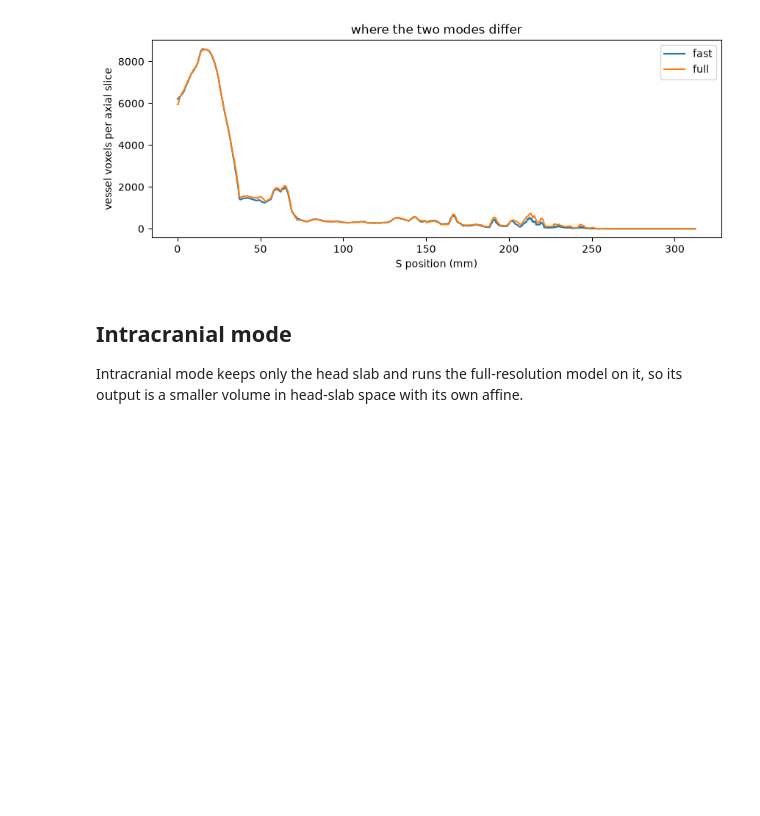
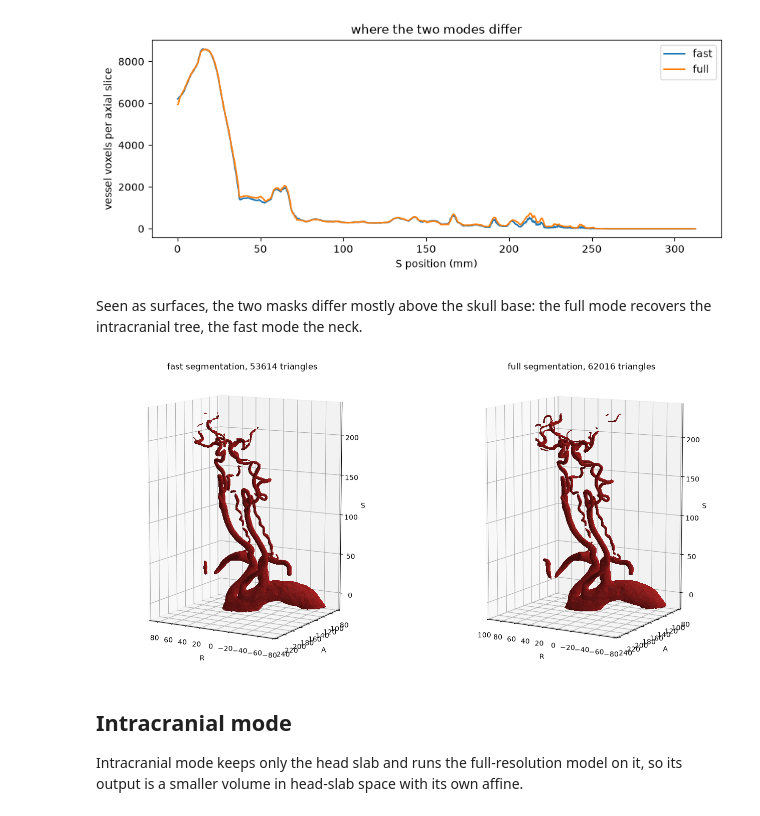
Before and after one commit to FLOWCAT-CV/arterial, a Jupyter notebook: notebooks/01_vessel_segmentation.ipynb, the cells around one changed output. Cells and saved outputs as stored; diff of their text form; code cells hidden in the pictures; blank space fills up the shorter version.

Commit message:
notebooks: 01_vessel_segmentation executed for review
Co-Authored-By: Claude Fable 5.1 <noreply@anthropic.com>

```diff
--- a/notebooks/01_vessel_segmentation.ipynb
+++ b/notebooks/01_vessel_segmentation.ipynb
@@ -100,6 +100,19 @@ plt.plot(z, profile_fast, label="fast"); plt.plot(z, profile_full, label="full")
 plt.xlabel("S position (mm)"); plt.ylabel("vessel voxels per axial slice"); plt.legend(); plt.title("where the two modes differ"); show(plt.gcf());
 # %% [output]
 [figure]
+# %% [markdown]
+Seen as surfaces, the two masks differ mostly above the skull base: the full mode recovers the intracranial tree, the fast mode the neck.
+# %%
+from arterial.centerline_extraction.preprocessing.preprocessing import compute_segmentation_model
+fig = plt.figure(figsize=(16, 9))
+for idx, (name, mask) in enumerate([("fast", fast.segmentation_array), ("full", full.segmentation_array)]):
+    with quiet():
+        model = compute_segmentation_model(np.transpose(mask, (2, 1, 0)), cta.affine, reduction_factor=0.9)
+    ax = fig.add_subplot(1, 2, idx + 1, projection="3d")
+    plot_surface(model, ax, color="firebrick", alpha=0.8)
+    finish_3d(ax, title=f"{name} segmentation, {model.GetNumberOfCells()} triangles")
+# %% [output]
+[figure, added]
 # %% [markdown]
 ## Intracranial mode
 
```
Also changed, not shown: parts of 5 cells of this notebook.
